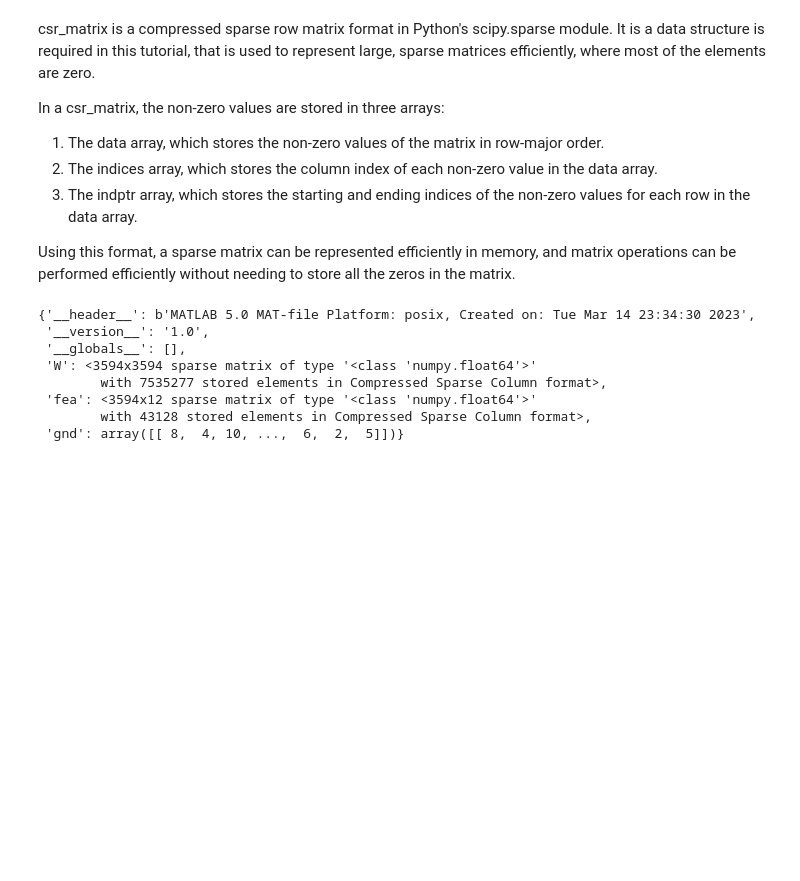
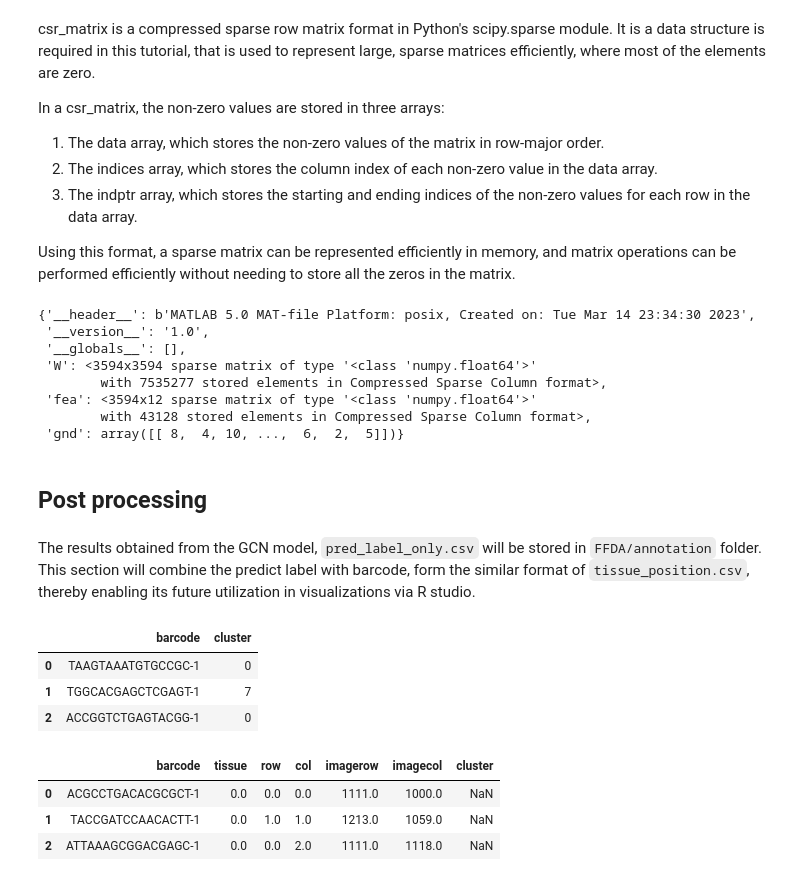
Before and after one commit to COHCCC/stGCC, a Jupyter notebook: tutorial/Adj_feature_preparation.ipynb, the cells around one changed output. Cells and saved outputs as stored; diff of their text form; code cells hidden in the pictures; blank space fills up the shorter version.

```diff
--- a/tutorial/Adj_feature_preparation.ipynb
+++ b/tutorial/Adj_feature_preparation.ipynb
@@ -279,3 +279,33 @@ mat
  'fea': <3594x12 sparse matrix of type '<class 'numpy.float64'>'
         with 43128 stored elements in Compressed Sparse Column format>,
  'gnd': array([[ 8,  4, 10, ...,  6,  2,  5]])}
+# %% [markdown]
+## Post processing
+# %% [markdown]
+The results obtained from the GCN model, `pred_label_only.csv` will be stored in `FFDA/annotation` folder. This section will combine the predict label with barcode, form the similar format of `tissue_position.csv`, thereby enabling its future utilization in visualizations via R studio.
+# %%
+label_table = pd.read_csv(os.path.join(path, "annotation", "pred_label_only.csv"), sep=',',header = None)
+
+#feature_table
+image_ids = pd.DataFrame(n)
+cluster_label = pd.concat([node_feature_matirx, label_table], axis=1, ignore_index=True)
+cluster_label = cluster_label.iloc[:, [0, -1]]
+cluster_label.rename( columns={0 :'barcode', cluster_label.columns[-1]:'cluster'}, inplace=True )
+#cluster_label = cluster_label[["barcode", "cluster"]]
+#cluster_label['cluster'] = cluster_label['cluster'].str.replace(r'\D', '').astype(int)
+cluster_label.head(3)
+# %% [output]
+|  | barcode | cluster |
+| 0 | TAAGTAAATGTGCCGC-1 | 0 |
+| 1 | TGGCACGAGCTCGAGT-1 | 7 |
+| 2 | ACCGGTCTGAGTACGG-1 | 0 |
+# %%
+tissue_position = pd.read_csv((os.path.join(path, "spatial", "tissue_positions_list.csv")), sep=',', names=["barcode", "tissue", "row", "col","imagerow", "imagecol"])
+merge = tissue_position.merge(cluster_label, how = 'outer', on = "barcode")
+merge.to_csv(os.path.join(path, "annotation", "pred_label_for_visualization.csv"), sep = ',', index=False, header = None)
+merge.head(3)
+# %% [output]
+|  | barcode | tissue | row | col | imagerow | imagecol | cluster |
+| 0 | ACGCCTGACACGCGCT-1 | 0.0 | 0.0 | 0.0 | 1111.0 | 1000.0 | NaN |
+| 1 | TACCGATCCAACACTT-1 | 0.0 | 1.0 | 1.0 | 1213.0 | 1059.0 | NaN |
+| 2 | ATTAAAGCGGACGAGC-1 | 0.0 | 0.0 | 2.0 | 1111.0 | 1118.0 | NaN |
```
Also changed, not shown: parts of 2 cells of this notebook, 8 other files.
